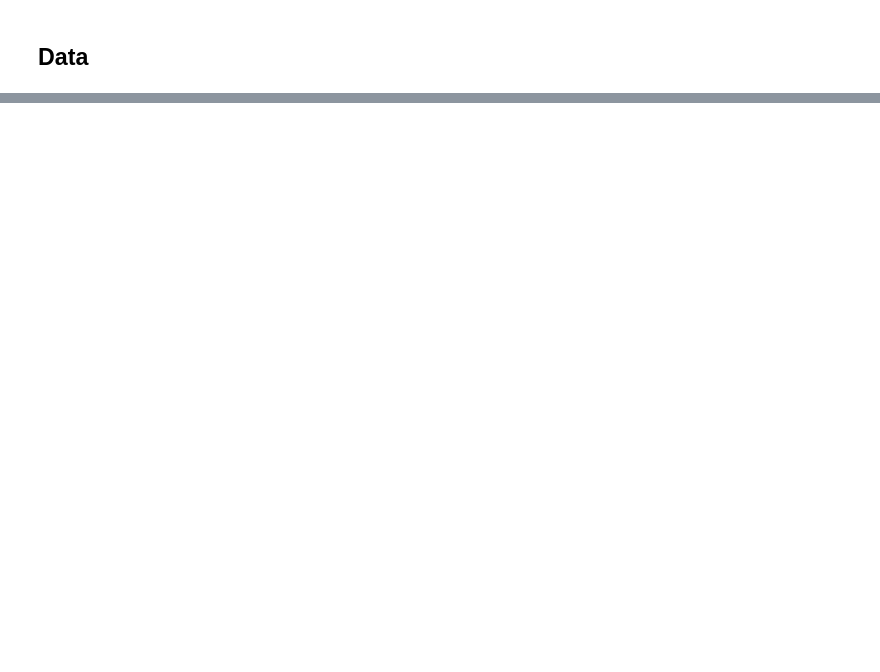
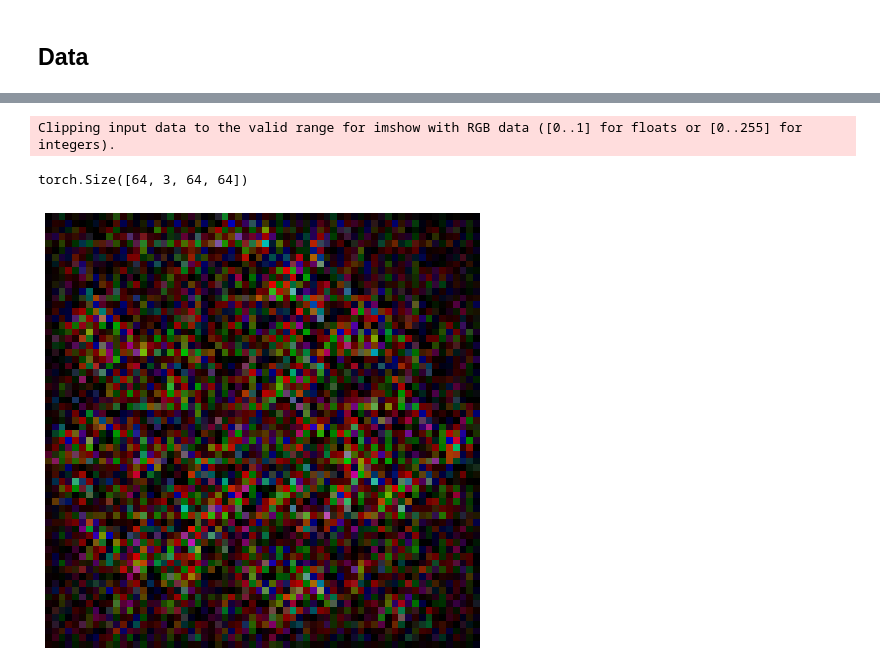
Before and after one commit to csalcedo001/research_project_template, a Jupyter notebook: notebook/archive/old-notebook.ipynb, the cells around one changed output, grey strips where cells are left out. Saved outputs shown, nothing was run; the diff lists cells and outputs as text; code cells hidden in the pictures; blank space fills up the shorter version.

```diff
--- a/notebook/archive/old-notebook.ipynb
+++ b/notebook/archive/old-notebook.ipynb
@@ -72,0 +153,3 @@ NameError: name 'DataLoader' is not defined
+# %%
+decoder = Decoder(num_channels, nf, nz)
+print(decoder)
@@ -72,0 +175,20 @@ NameError: name 'DataLoader' is not defined
+# %%
+with torch.no_grad():
+    noise = torch.randn(batch_size, nz, 1, 1)
+
+    samples = decoder(noise)
+
+    print(samples.shape)
+
+    fig = plt.figure(figsize=(8, 8))
+    plt.title("Sample image from raw decoder")
+    project.plot.image.plot_sample(samples[0])
+
+    project.storage.plot.save_plot(saveroot, "raw_encoder_sample")
+
+    plt.show()
+    plt.close(fig)
+# %% [output]
+Clipping input data to the valid range for imshow with RGB data ([0..1] for floats or [0..255] for integers).
+torch.Size([64, 3, 64, 64])
+[figure, added]
```
Also changed, not shown: parts of 15 cells of this notebook, 7 other files.
